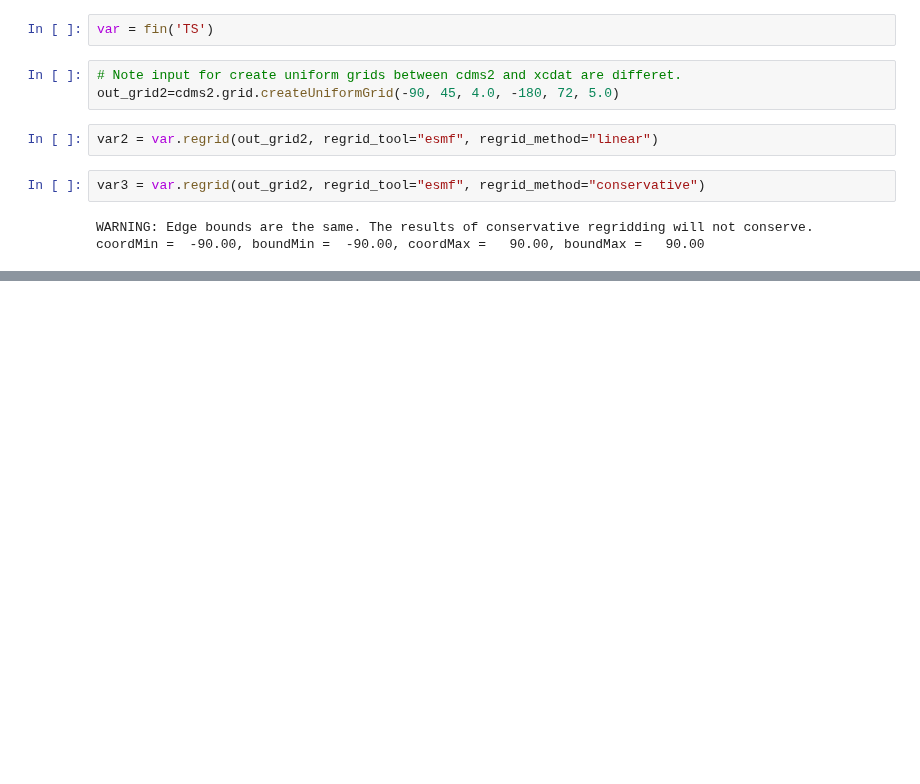
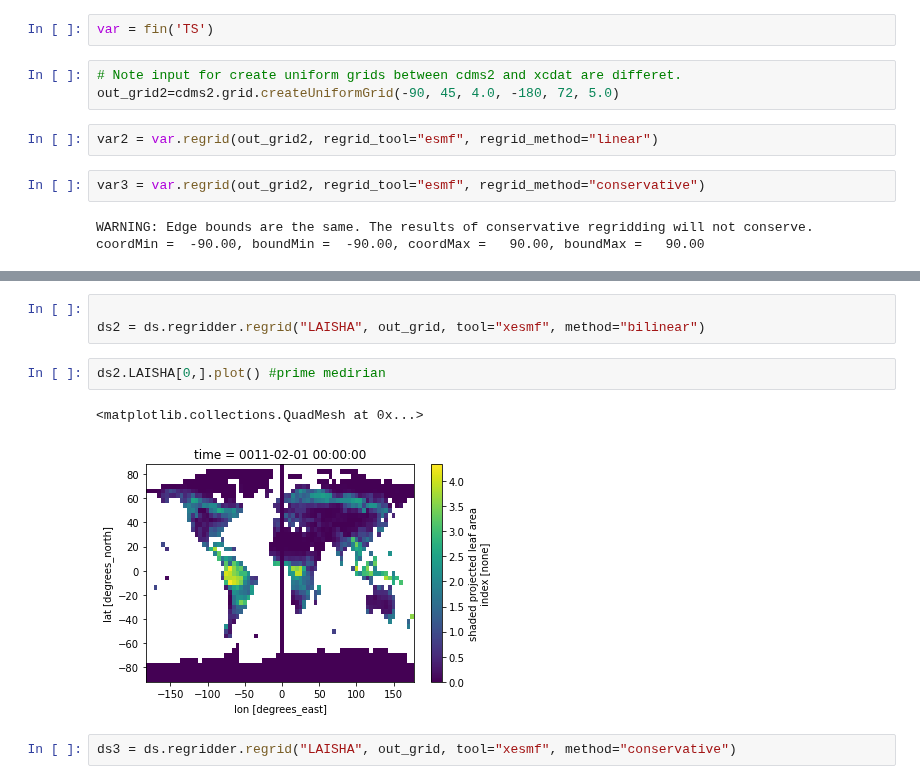
Before and after one commit to xCDAT/xcdat-validation, a Jupyter notebook: validation/regridding/regrid_cdat_xcdat.ipynb, the cells around one changed output, grey strips where cells are left out. Drawn from its saved outputs; the diff is of its cells as text; blank space fills up the shorter version.

```diff
--- a/validation/regridding/regrid_cdat_xcdat.ipynb
+++ b/validation/regridding/regrid_cdat_xcdat.ipynb
@@ -96,0 +160,10 @@ masked_array(
+# %%
+
+ds2 = ds.regridder.regrid("LAISHA", out_grid, tool="xesmf", method="bilinear")
+# %%
+ds2.LAISHA[0,].plot() #prime medirian
+# %% [output]
+<matplotlib.collections.QuadMesh at 0x...>
+[figure, added]
+# %%
+ds3 = ds.regridder.regrid("LAISHA", out_grid, tool="xesmf", method="conservative")
```
Also changed, not shown: parts of 20 cells of this notebook, 2 other files.
